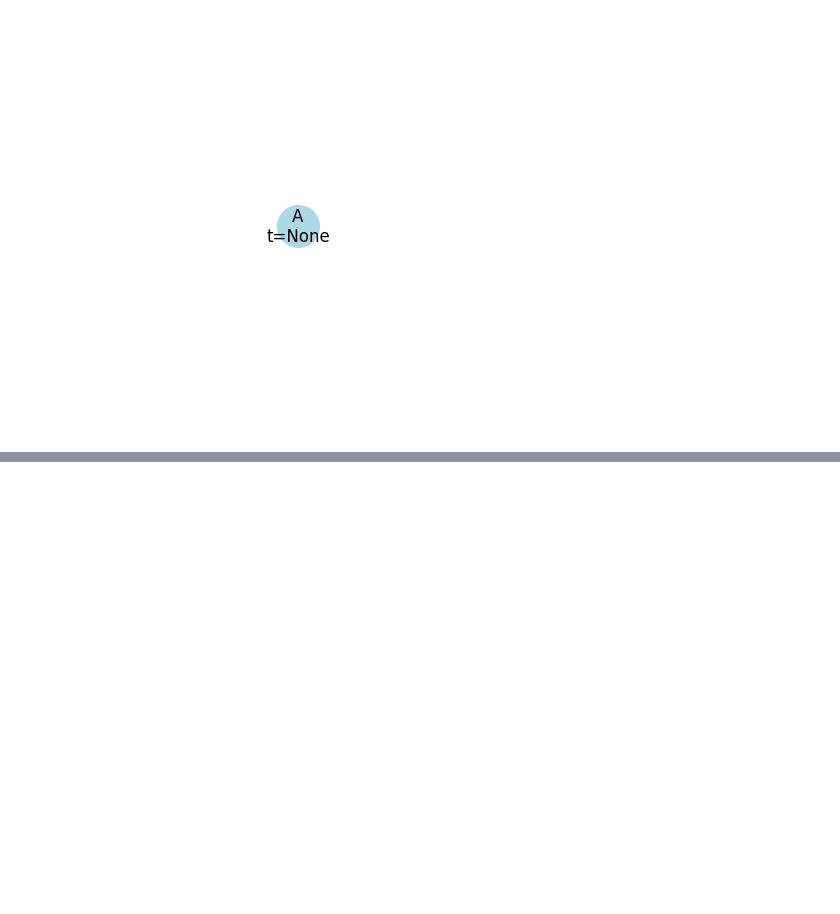
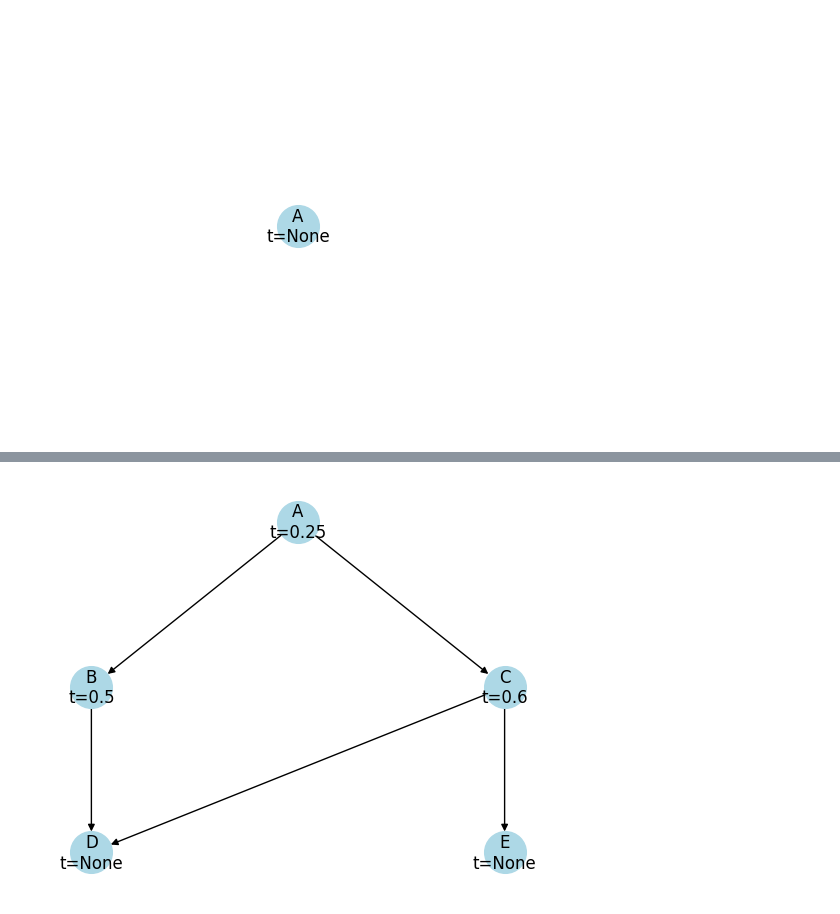
Before and after one commit to sashittal-group/CONCERT, a Jupyter notebook: notebooks/Simulation-1.ipynb, the cells around one changed output, grey strips where cells are left out. Cells and saved outputs as stored; diff of their text form; code cells hidden in the pictures; blank space fills up the shorter version.

```diff
--- a/notebooks/Simulation-1.ipynb
+++ b/notebooks/Simulation-1.ipynb
@@ -162,0 +162,24 @@ plot_likelihood_surface(birth_grid, death_grid, L)
+# %%
+import string
+
+diff_map_edges = [
+    ("A", "B"),
+    ("A", "C"),
+    ("B", "D"),
+    ("C", "D"),
+    ("C", "E"),
+]
+
+diff_times = [0.25, 0.5, 0.60, None, None]
+
+diff_T = nx.DiGraph()
+
+for i, t in enumerate(diff_times):
+    diff_T.add_node(string.ascii_uppercase[i], diff_time = t)
+
+for s, e in diff_map_edges:
+    diff_T.add_edge(s, e)
+
+plot_differentiation_tree(diff_T)
+# %% [output]
+[figure, added]
```
Also changed, not shown: parts of 9 cells of this notebook, 2 other files.
